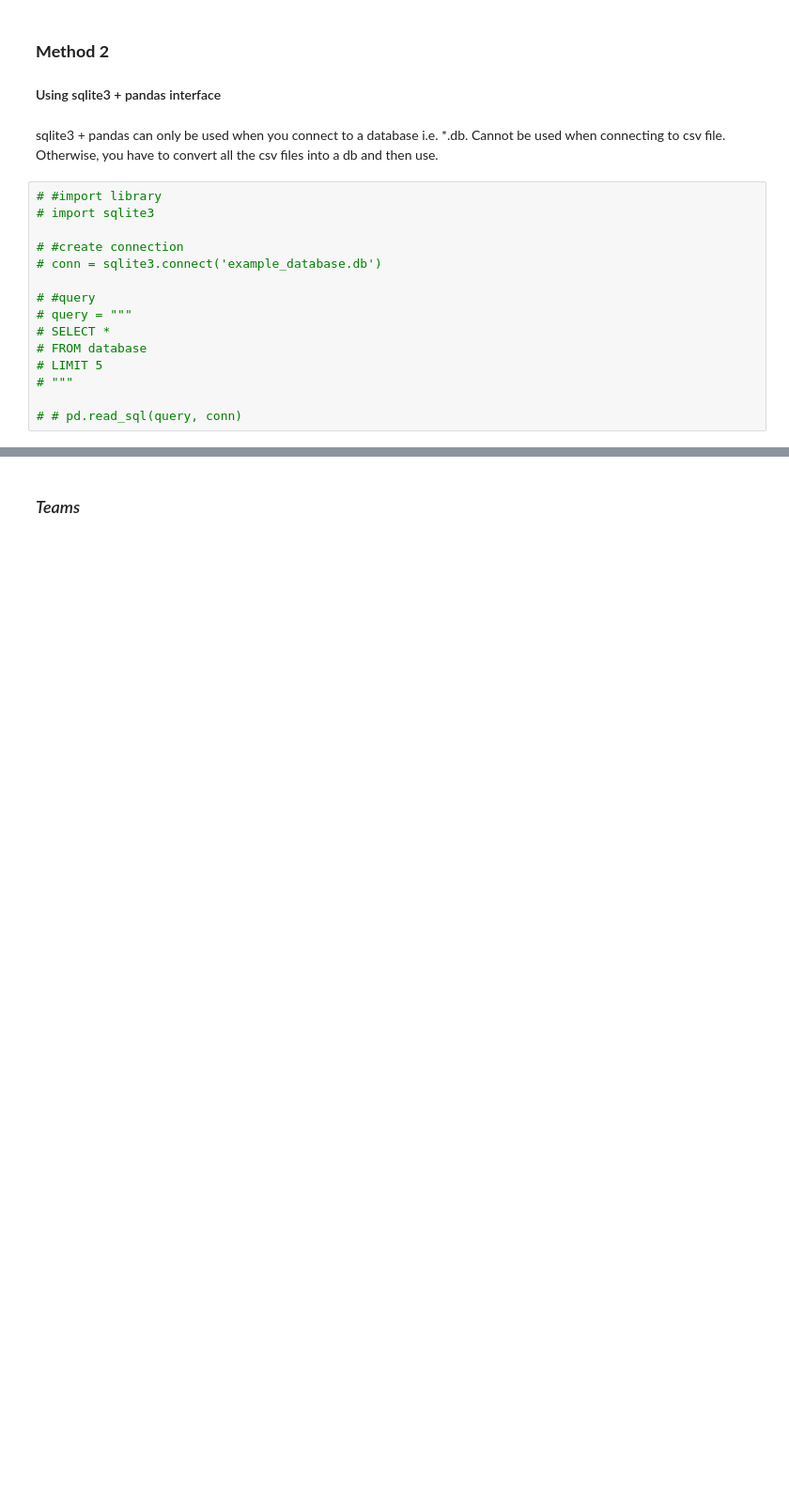
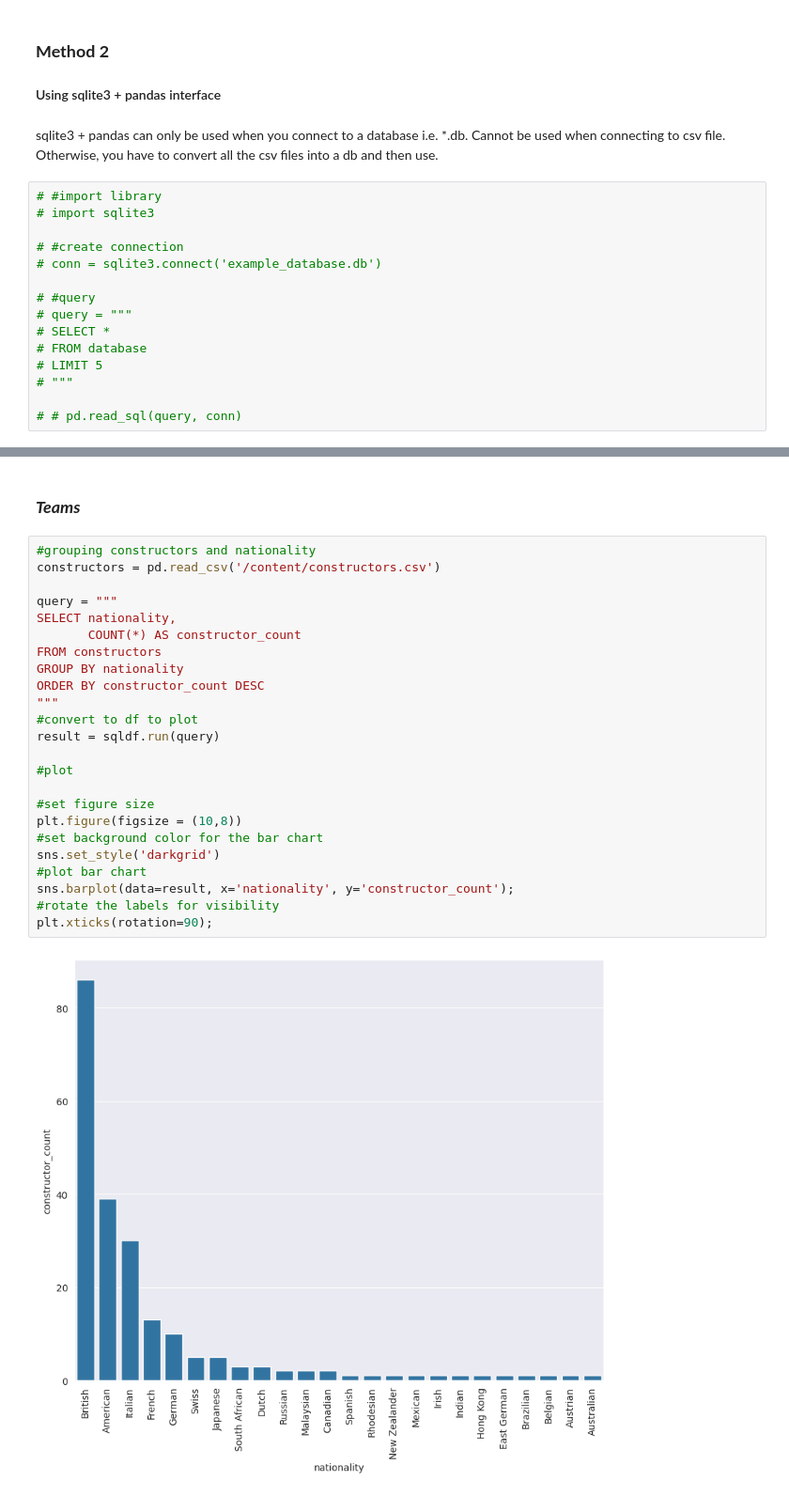
Before and after one commit to rahulakrish/formula_1, a Jupyter notebook: notebook.ipynb, the cells around one changed output, grey strips where cells are left out. Shown: that part at 94% size. Drawn from its saved outputs; the diff is of its cells as text; blank space fills up the shorter version.

```diff
--- a/notebook.ipynb
+++ b/notebook.ipynb
@@ -110,2 +123,28 @@ So, let's find out the teams that have participated in the sport for the last 75
 # %% [markdown]
-### *Teams*
+### ***Teams***
+# %%
+#grouping constructors and nationality
+constructors = pd.read_csv('/content/constructors.csv')
+
+query = """
+SELECT nationality,
+       COUNT(*) AS constructor_count
+FROM constructors
+GROUP BY nationality
+ORDER BY constructor_count DESC
+"""
+#convert to df to plot
+result = sqldf.run(query)
+
+#plot
+
+#set figure size
+plt.figure(figsize = (10,8))
+#set background color for the bar chart
+sns.set_style('darkgrid')
+#plot bar chart
+sns.barplot(data=result, x='nationality', y='constructor_count');
+#rotate the labels for visibility
+plt.xticks(rotation=90);
+# %% [output]
+[figure, added]
```
Also changed, not shown: parts of 11 cells of this notebook.
